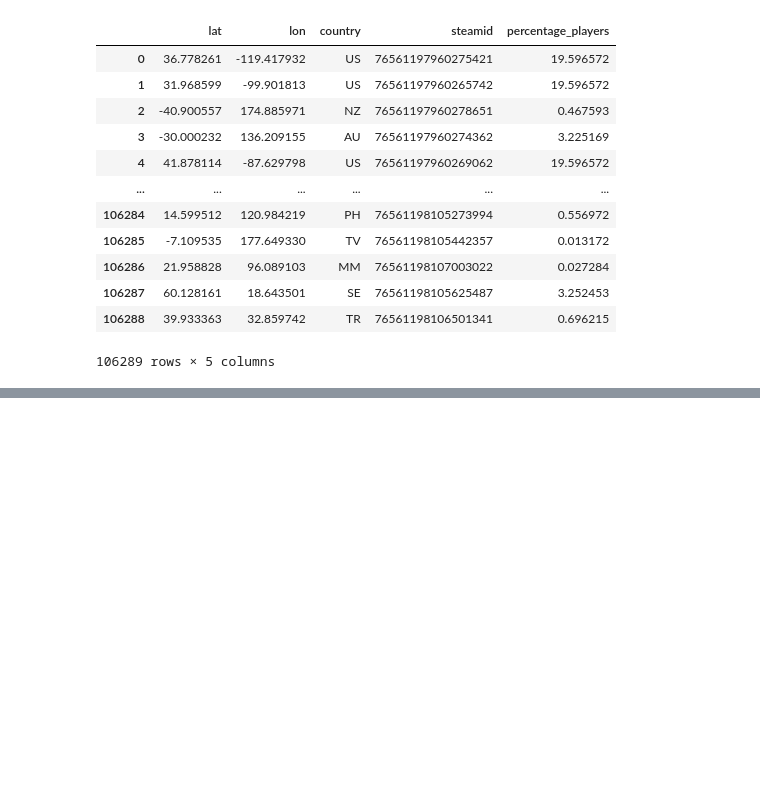
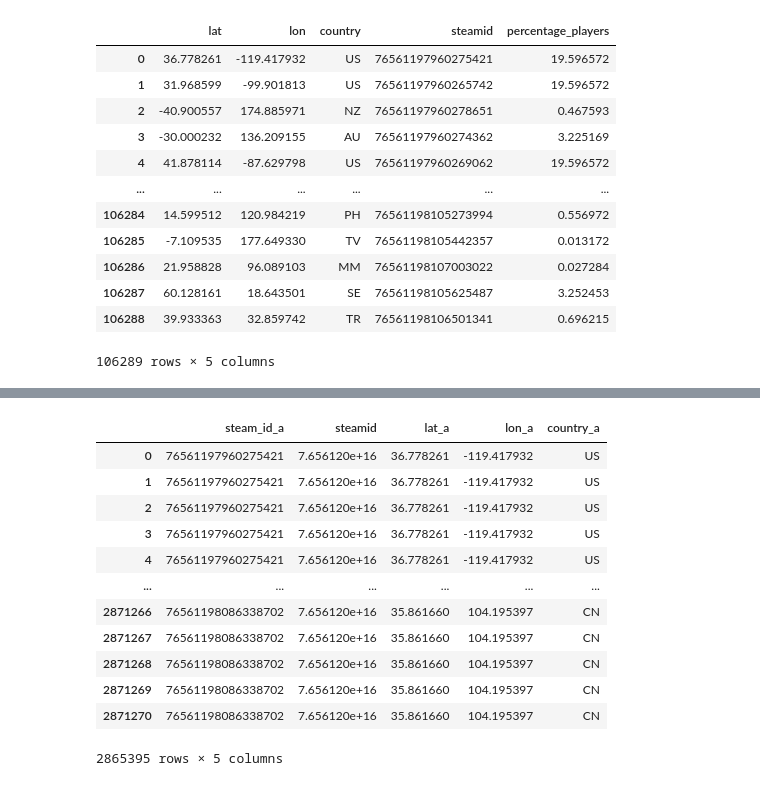
Before and after one commit to tanay-gangey/Full-Steam-Ahead, a Jupyter notebook: notebook/Process Steam Location Data.ipynb, the cells around one changed output, grey strips where cells are left out. Cells and saved outputs as stored; diff of their text form; code cells hidden in the pictures; blank space fills up the shorter version.

```diff
--- a/notebook/Process Steam Location Data.ipynb
+++ b/notebook/Process Steam Location Data.ipynb
@@ -147,0 +203,16 @@ populated_df.to_csv("../steam-data/loc_lat_lng_data_100kUsers.csv")
+# %%
+merged_steam_a
+# %% [output]
+|  | steam_id_a | steamid | lat_a | lon_a | country_a |
+| 0 | 76561197960275421 | 7.656120e+16 | 36.778261 | -119.417932 | US |
+| 1 | 76561197960275421 | 7.656120e+16 | 36.778261 | -119.417932 | US |
+| 2 | 76561197960275421 | 7.656120e+16 | 36.778261 | -119.417932 | US |
+| 3 | 76561197960275421 | 7.656120e+16 | 36.778261 | -119.417932 | US |
+| 4 | 76561197960275421 | 7.656120e+16 | 36.778261 | -119.417932 | US |
+| ... | ... | ... | ... | ... | ... |
+| 2871266 | 76561198086338702 | 7.656120e+16 | 35.861660 | 104.195397 | CN |
+| 2871267 | 76561198086338702 | 7.656120e+16 | 35.861660 | 104.195397 | CN |
+| 2871268 | 76561198086338702 | 7.656120e+16 | 35.861660 | 104.195397 | CN |
+| 2871269 | 76561198086338702 | 7.656120e+16 | 35.861660 | 104.195397 | CN |
+| 2871270 | 76561198086338702 | 7.656120e+16 | 35.861660 | 104.195397 | CN |
+2865395 rows × 5 columns
```
Also changed, not shown: parts of 18 cells of this notebook, 2 other files.
